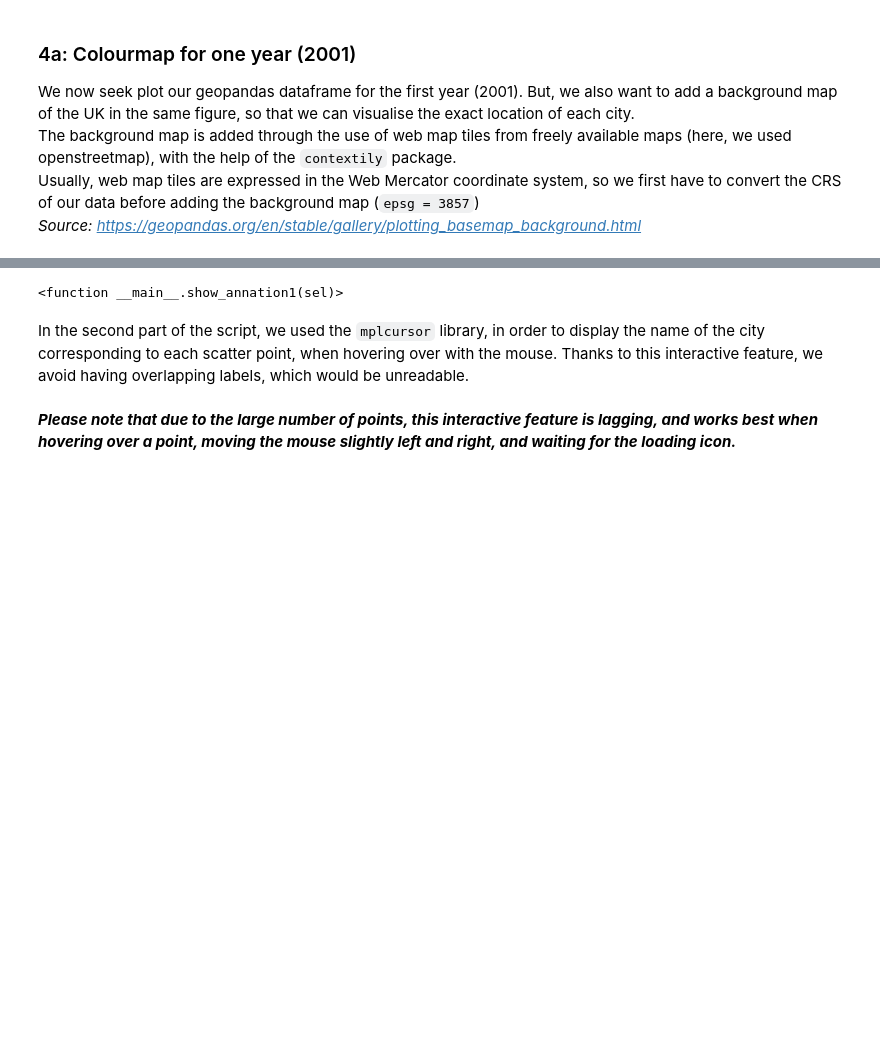
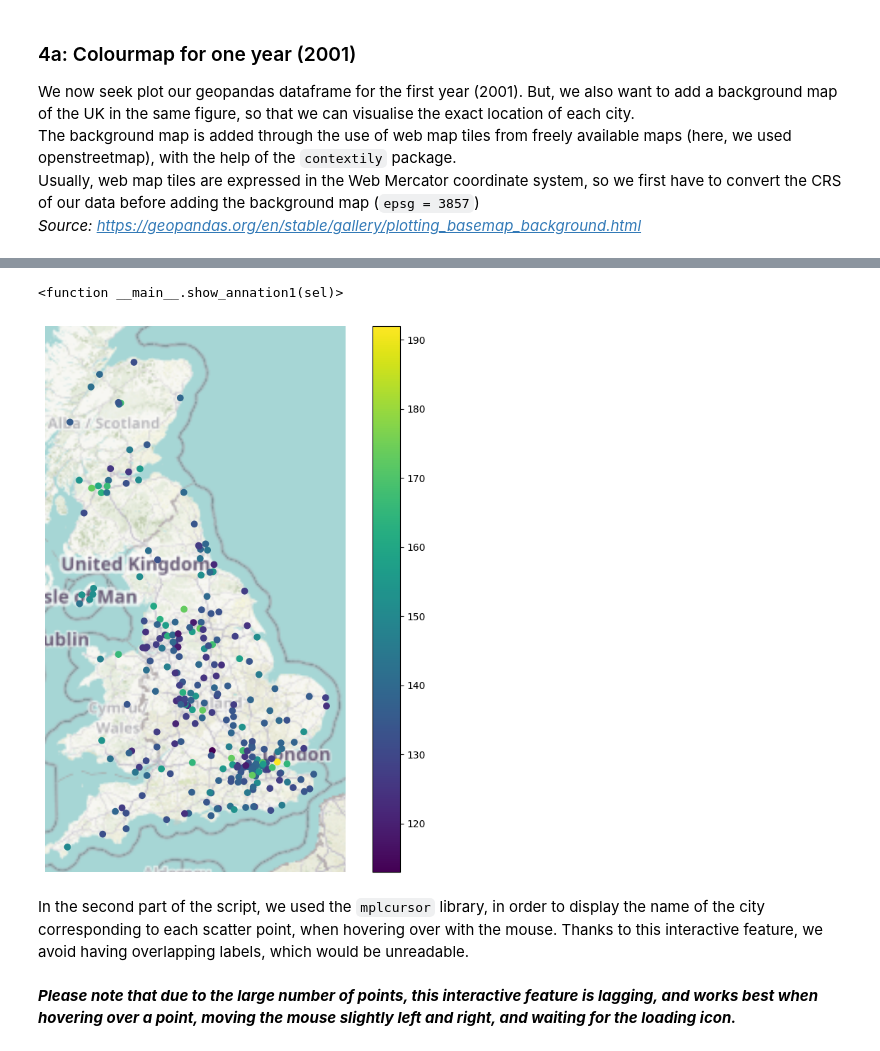
Before and after one commit to christivl/Rain-UK, a Jupyter notebook: 3_Colourmaps_and_animated_plots.ipynb, the cells around one changed output, grey strips where cells are left out. Saved outputs shown, nothing was run; the diff lists cells and outputs as text; code cells hidden in the pictures; blank space fills up the shorter version.

```diff
--- a/3_Colourmaps_and_animated_plots.ipynb
+++ b/3_Colourmaps_and_animated_plots.ipynb
@@ -472,7 +475,22 @@ ctx.add_basemap(ax1,
 # Generate a list of the city names (faster than reading through df)
 city_names = GEO_df['CITY']
 
+# Using plotly
+fig = go.Figure(
+    data=go.Scatter(
+        x=x_data,
+        y=y_data,
+        mode='markers+text',       # 'markers+text' shows both points and hover text
+        text=city_names,           # Set custom hover text for each point
+        hoverinfo='text',          # Use the text for hover information
+        marker=dict(size=10, color='blue')
+    )
+)
 
+
+
+
+'''
 # Function to customise the labels of the points
 def show_annation1(sel):
     index = round(sel.target.index)
@@ -482,4 +500,9 @@ def show_annation1(sel):
 # Enable cursor hovering feature
 cursor1 = mplcursors.cursor(ax1, hover=True)
 cursor1.connect('add', show_annation1)
+
+# Using plotly (supported by Google Colab)
+fig = go.Figure(data=go.Scatter(x=x_data, y=y_data, mode='markers', text=['A', 'B', 'C', 'D'], hoverinfo='text'))
+fig.show()
+'''
 # %% [output]
@@ -488,4 +509,5 @@ cursor1.connect('add', show_annation1)
 <function __main__.show_annation1(sel)>
+[figure, added]
 # %% [markdown]
 In the second part of the script, we used the ``mplcursor`` library, in order to display the name of the city corresponding to each scatter point, when hovering over with the mouse. Thanks to this interactive feature, we avoid having overlapping labels, which would be unreadable.
 <br>
```
Also changed, not shown: parts of 6 cells of this notebook.
